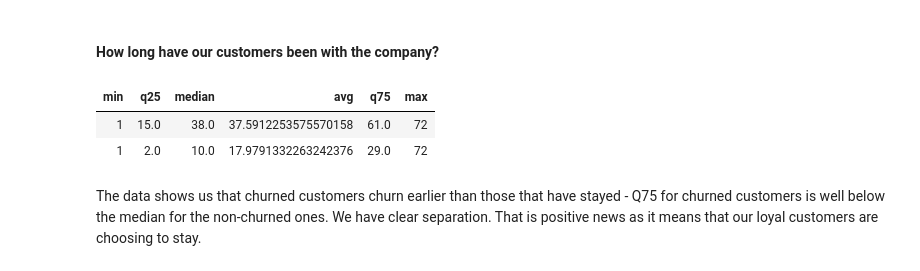
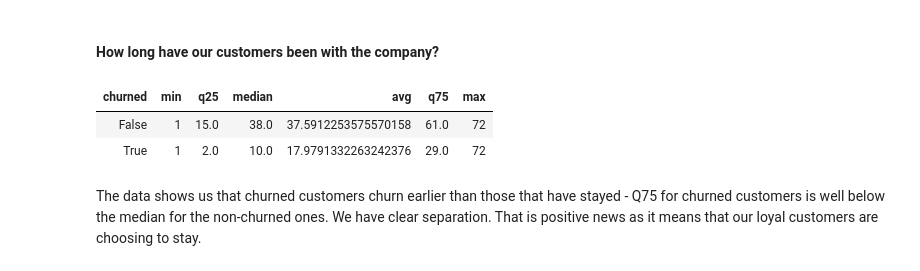
Before and after one commit to Mykolazaz/telco-churn-analysis, a Jupyter notebook: main.ipynb, the cells around one changed output. Cells and saved outputs as stored; diff of their text form; code cells hidden in the pictures.

```diff
--- a/main.ipynb
+++ b/main.ipynb
@@ -150,20 +154,21 @@ One way to analyse this data would be merging all tables and performing analysys
 #### How long have our customers been with the company?
 # %%
 %%sql
-SELECT MIN(months_tenure),
-PERCENTILE_CONT(0.25) WITHIN GROUP (
-   ORDER BY months_tenure) AS q25,
-PERCENTILE_CONT(0.5) WITHIN GROUP (
-   ORDER BY months_tenure) AS median,
-AVG(months_tenure),
-PERCENTILE_CONT(0.75) WITHIN GROUP (
-   ORDER BY months_tenure) AS q75,
-MAX(months_tenure)
+SELECT churn_value AS churned,
+       MIN(months_tenure),
+       PERCENTILE_CONT(0.25) WITHIN GROUP (
+          ORDER BY months_tenure) AS q25,
+       PERCENTILE_CONT(0.5) WITHIN GROUP (
+          ORDER BY months_tenure) AS median,
+       AVG(months_tenure),
+       PERCENTILE_CONT(0.75) WITHIN GROUP (
+          ORDER BY months_tenure) AS q75,
+       MAX(months_tenure)
 FROM status LEFT JOIN services ON status.customer_id = services.customer_id
 GROUP BY churn_value
 # %% [output]
-| min | q25 | median | avg | q75 | max |
-| 1 | 15.0 | 38.0 | 37.5912253575570158 | 61.0 | 72 |
-| 1 | 2.0 | 10.0 | 17.9791332263242376 | 29.0 | 72 |
+| churned | min | q25 | median | avg | q75 | max |
+| False | 1 | 15.0 | 38.0 | 37.5912253575570158 | 61.0 | 72 |
+| True | 1 | 2.0 | 10.0 | 17.9791332263242376 | 29.0 | 72 |
 # %% [markdown]
 The data shows us that churned customers churn earlier than those that have stayed - Q75 for churned customers is well below the median for the non-churned ones. We have clear separation. That is positive news as it means that our loyal customers are choosing to stay.
```
Also changed, not shown: parts of 9 cells of this notebook.
